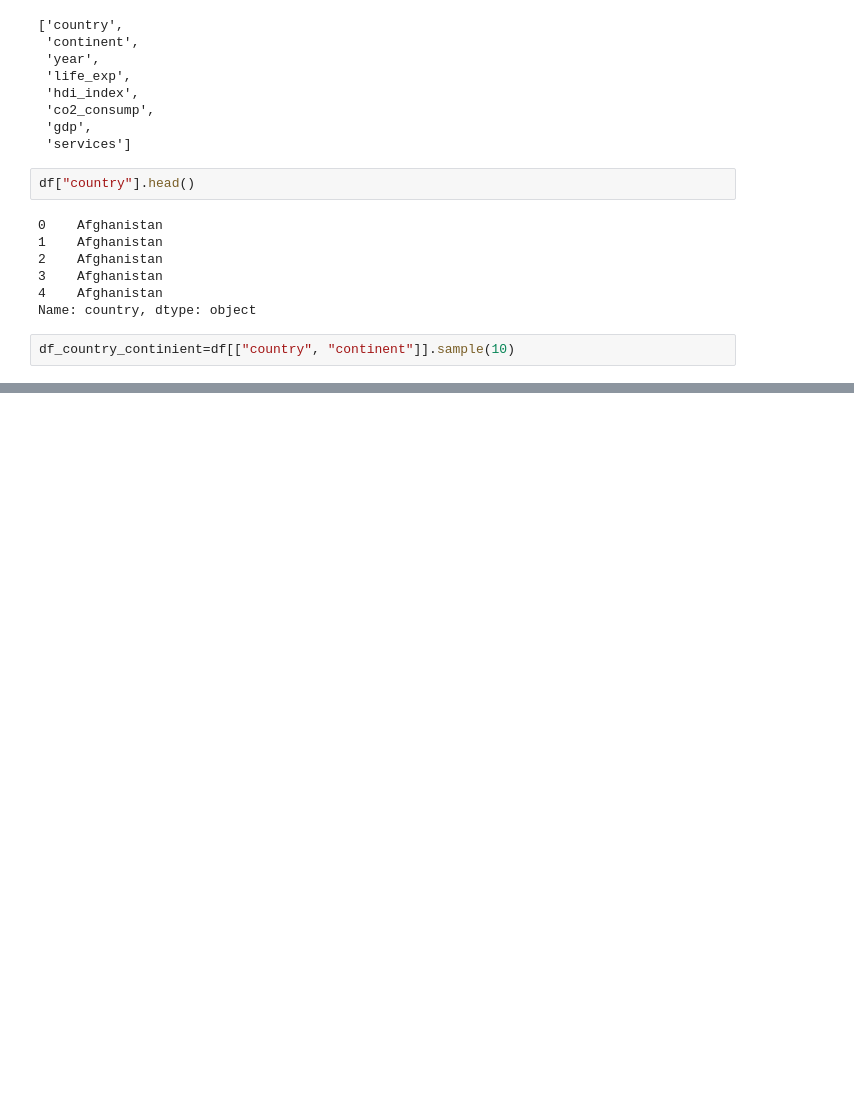
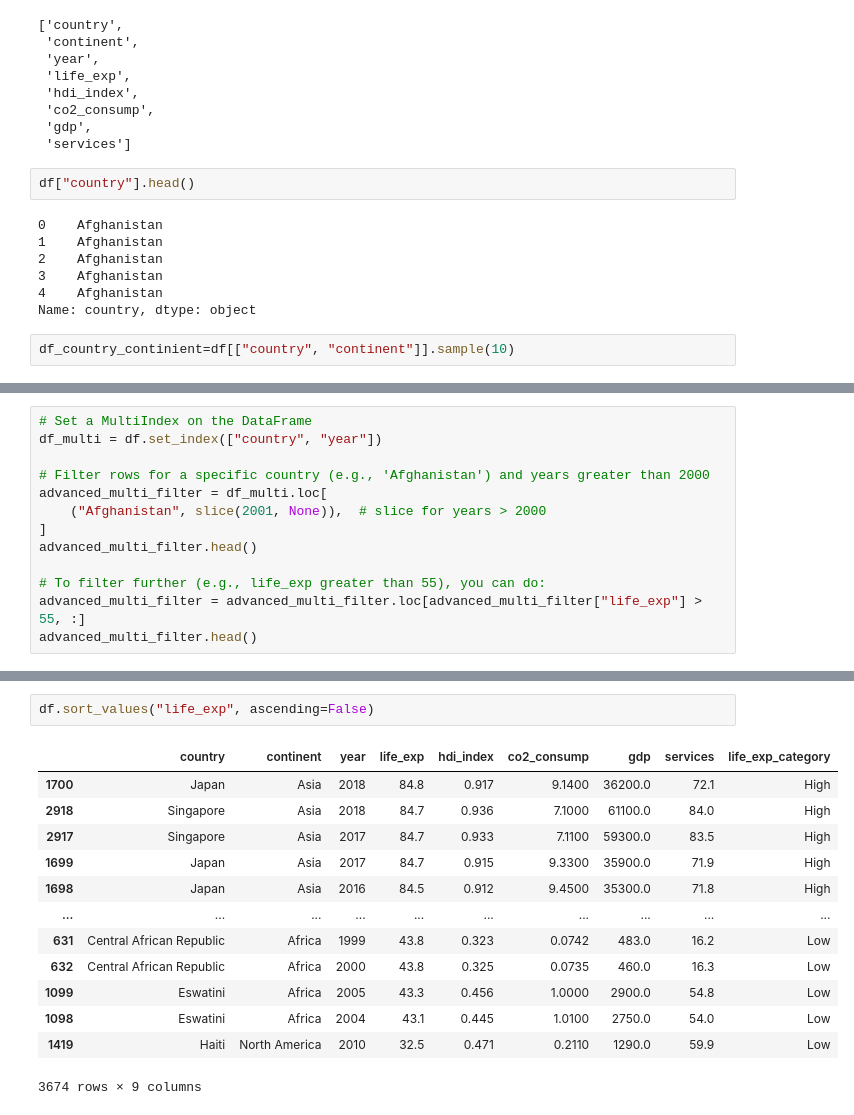
Before and after one commit to Akshayredekar07/Complete-Data-Science, a Jupyter notebook: S03.Pandas/36-Pandas_scaler.ipynb, the cells around one changed output, grey strips where cells are left out. Cells and saved outputs as stored; diff of their text form; blank space fills up the shorter version.

```diff
--- a/S03.Pandas/36-Pandas_scaler.ipynb
+++ b/S03.Pandas/36-Pandas_scaler.ipynb
@@ -113,0 +587,13 @@ df_country_continient
+# %%
+# Set a MultiIndex on the DataFrame
+df_multi = df.set_index(["country", "year"])
+
+# Filter rows for a specific country (e.g., 'Afghanistan') and years greater than 2000
+advanced_multi_filter = df_multi.loc[
+    ("Afghanistan", slice(2001, None)),  # slice for years > 2000
+]
+advanced_multi_filter.head()
+
+# To filter further (e.g., life_exp greater than 55), you can do:
+advanced_multi_filter = advanced_multi_filter.loc[advanced_multi_filter["life_exp"] > 55, :]
+advanced_multi_filter.head()
@@ -113,0 +630,16 @@ df_country_continient
+# %%
+df.sort_values("life_exp", ascending=False)
+# %% [output]
+|  | country | continent | year | life_exp | hdi_index | co2_consump | gdp | services | life_exp_category |
+| 1700 | Japan | Asia | 2018 | 84.8 | 0.917 | 9.1400 | 36200.0 | 72.1 | High |
+| 2918 | Singapore | Asia | 2018 | 84.7 | 0.936 | 7.1000 | 61100.0 | 84.0 | High |
+| 2917 | Singapore | Asia | 2017 | 84.7 | 0.933 | 7.1100 | 59300.0 | 83.5 | High |
+| 1699 | Japan | Asia | 2017 | 84.7 | 0.915 | 9.3300 | 35900.0 | 71.9 | High |
+| 1698 | Japan | Asia | 2016 | 84.5 | 0.912 | 9.4500 | 35300.0 | 71.8 | High |
+| ... | ... | ... | ... | ... | ... | ... | ... | ... | ... |
+| 631 | Central African Republic | Africa | 1999 | 43.8 | 0.323 | 0.0742 | 483.0 | 16.2 | Low |
+| 632 | Central African Republic | Africa | 2000 | 43.8 | 0.325 | 0.0735 | 460.0 | 16.3 | Low |
+| 1099 | Eswatini | Africa | 2005 | 43.3 | 0.456 | 1.0000 | 2900.0 | 54.8 | Low |
+| 1098 | Eswatini | Africa | 2004 | 43.1 | 0.445 | 1.0100 | 2750.0 | 54.0 | Low |
+| 1419 | Haiti | North America | 2010 | 32.5 | 0.471 | 0.2110 | 1290.0 | 59.9 | Low |
+3674 rows × 9 columns
```
Also changed, not shown: parts of 64 cells of this notebook, 6 other files.
